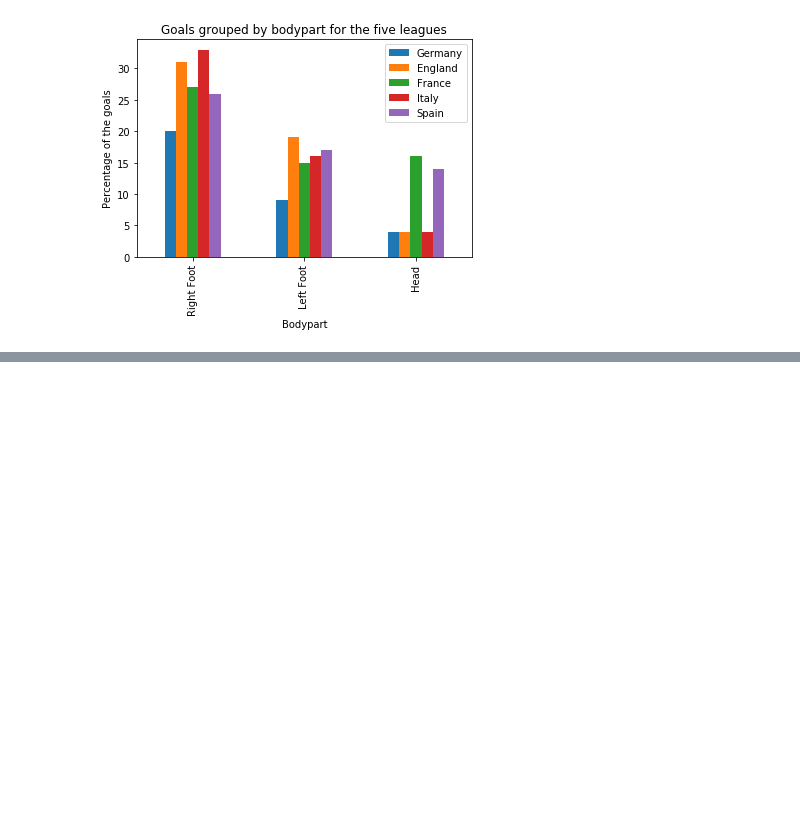
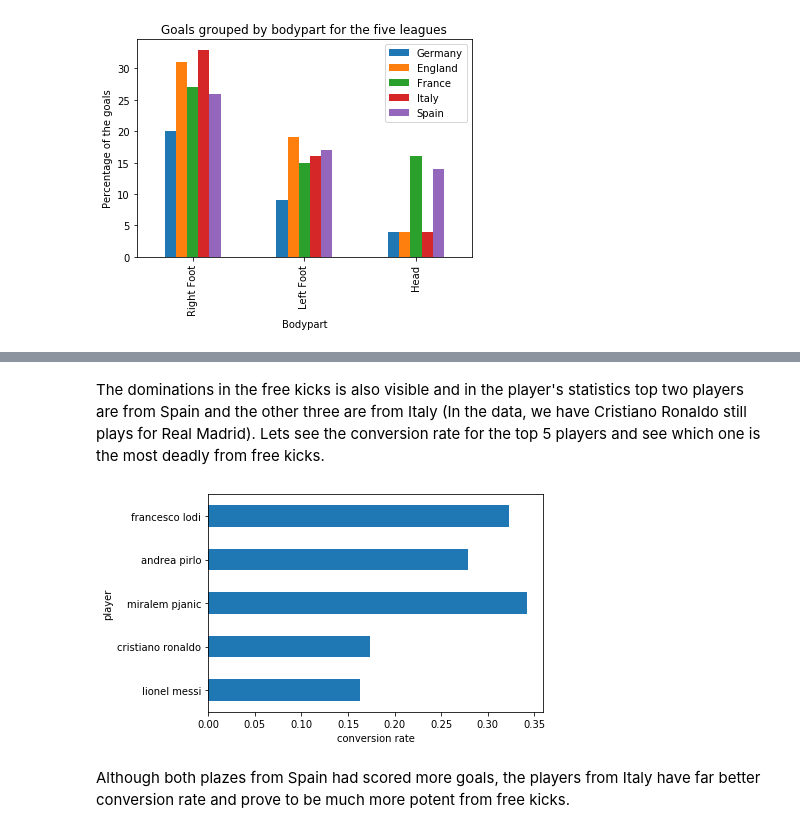
Before and after one commit to KaPrimov/ai-module, a Jupyter notebook: DataScience/z_project/Football Analysis.ipynb, the cells around one changed output, grey strips where cells are left out. Saved outputs shown, nothing was run; the diff lists cells and outputs as text; code cells hidden in the pictures; blank space fills up the shorter version.

```diff
--- a/DataScience/z_project/Football Analysis.ipynb
+++ b/DataScience/z_project/Football Analysis.ipynb
@@ -311,0 +324,21 @@ Text(0.5, 1.0, 'Number of substitutions against Time during match')
+# %% [markdown]
+The dominations in the free kicks is also visible and in the player's statistics top two players are from Spain and the other three are from Italy (In the data, we have Cristiano Ronaldo still plays for Real Madrid). Lets see the conversion rate for the top 5 players and see which one is the most deadly from free kicks.
+# %%
+def free_kicks_conversion_rate(player):
+    player_free_kicks=free_kicks[free_kicks['player']==player]
+    scored = player_free_kicks[player_free_kicks['is_goal']]
+    conversion_rate = scored.shape[0] / player_free_kicks.shape[0]
+    return (player, conversion_rate)
+
+all_players = []
+for player in top_five_players.index.values.tolist():
+    all_players.append(free_kicks_conversion_rate(player))
+
+df = pd.DataFrame(all_players, columns=['player', 'conversion rate'])
+df.plot(kind='barh', x='player', legend=False)
+plt.xlabel('conversion rate')
+plt.show()
+# %% [output]
+[figure, added]
+# %% [markdown]
+Аlthough both plazes from Spain had scored more goals, the players from Italy have far better conversion rate and prove to be much more potent from free kicks.
```
Also changed, not shown: parts of 49 cells of this notebook.
